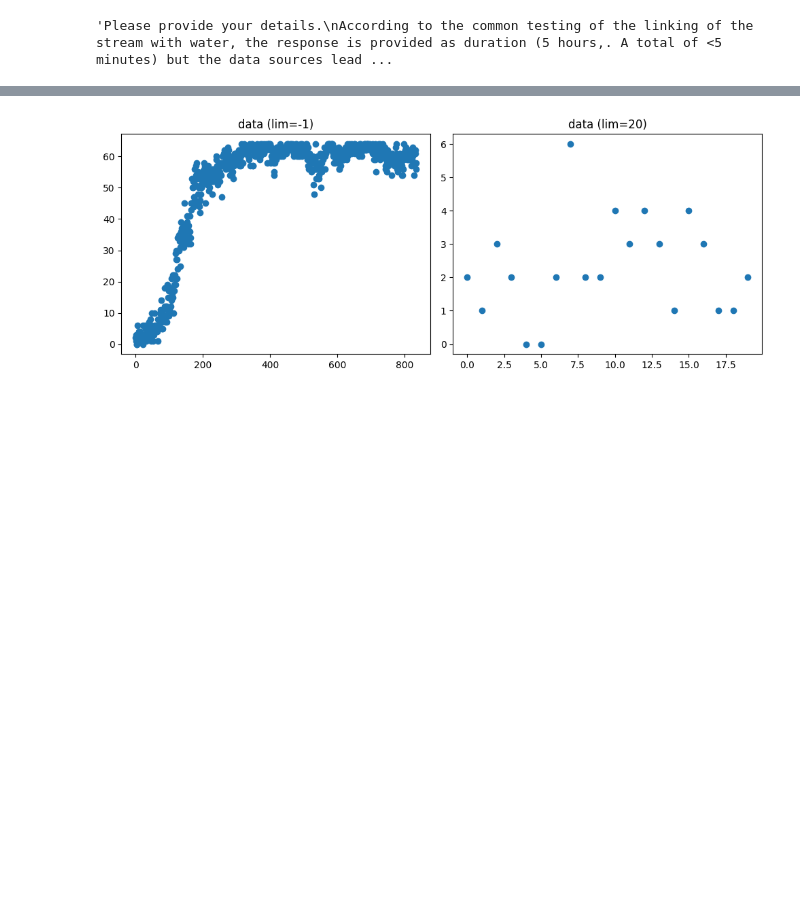
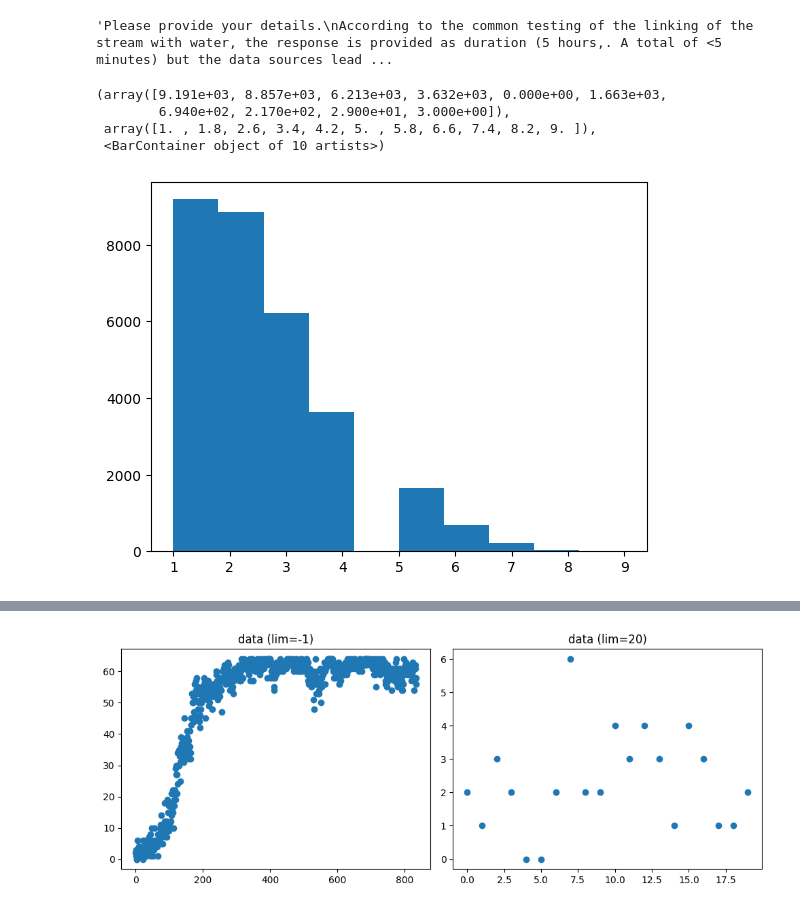
Before and after one commit to PrasannS/rlhf-length-biases, a Jupyter notebook: notebooks/eval/eval_synthppo.ipynb, the cells around one changed output, grey strips where cells are left out. Cells and saved outputs as stored; diff of their text form; code cells hidden in the pictures; blank space fills up the shorter version.

```diff
--- a/notebooks/eval/eval_synthppo.ipynb
+++ b/notebooks/eval/eval_synthppo.ipynb
@@ -75,5 +68,3 @@ def scofile(fname, lim=True, logind=0):
         scobowdf(idf, lim)
     elif "pcsynth" in fname:
         sconoundf(idf, "contpos")
-# %%
-tmpdata = Dataset.load_from_disk("../../data/poscontextsynth/")
@@ -221,3 +199,13 @@ nounpairdf
 nounpairdf.response_j[0].strip()
 # %% [output]
 'Please provide your details.\nAccording to the common testing of the linking of the stream with water, the response is provided as duration (5 hours,. A total of <5 minutes) but the data sources lead ...
+# %%
+dsynth = Dataset.load_from_disk("../../data/expandedbowsynth/")
+# %%
+plt.hist(dsynth['score_j'])
+# %% [output]
+(array([9.191e+03, 8.857e+03, 6.213e+03, 3.632e+03, 0.000e+00, 1.663e+03,
+        6.940e+02, 2.170e+02, 2.900e+01, 3.000e+00]),
+ array([1. , 1.8, 2.6, 3.4, 4.2, 5. , 5.8, 6.6, 7.4, 8.2, 9. ]),
+ <BarContainer object of 10 artists>)
+[figure, added]
```
Also changed, not shown: parts of 13 cells of this notebook, 5 other files.
